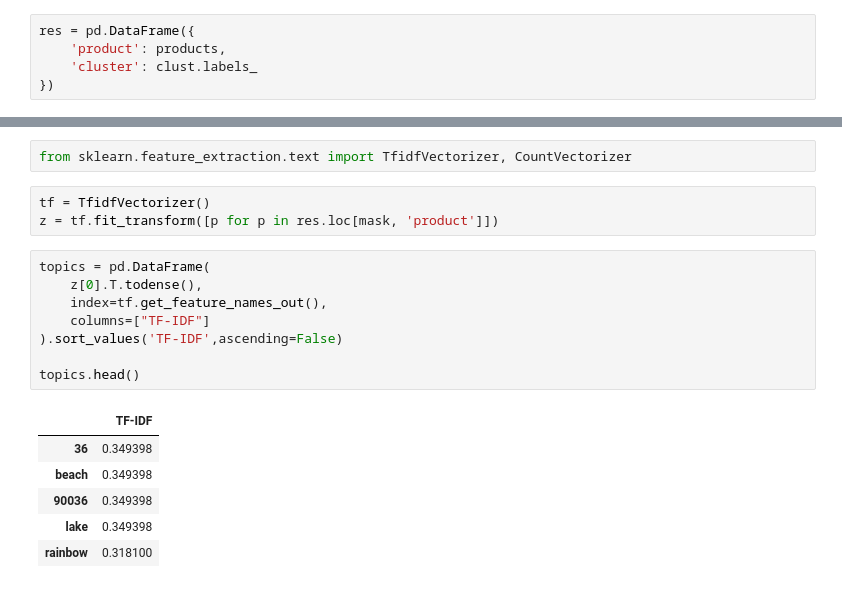
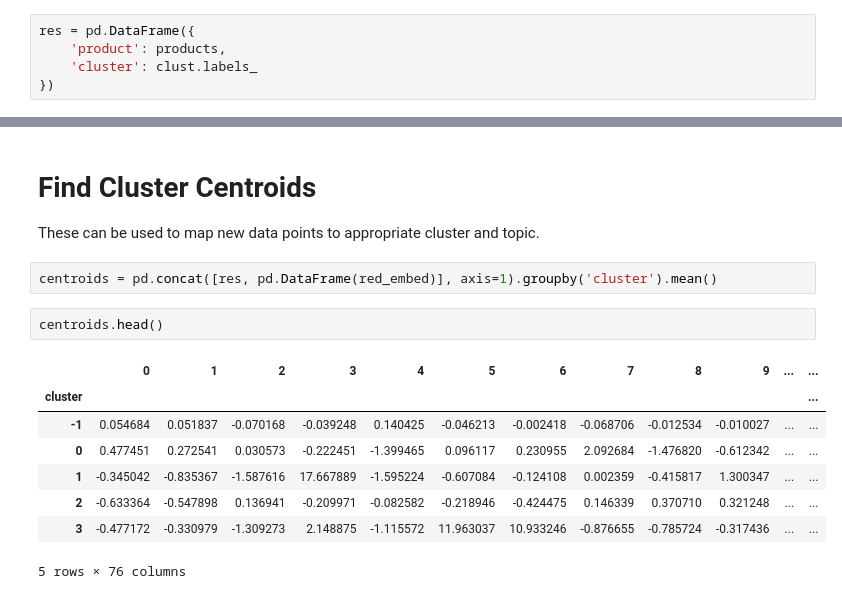
Before and after one commit to chris-santiago/webtopics, a Jupyter notebook: notebooks/walmart.ipynb, the cells around one changed output, grey strips where cells are left out. Saved outputs shown, nothing was run; the diff lists cells and outputs as text.

```diff
--- a/notebooks/walmart.ipynb
+++ b/notebooks/walmart.ipynb
@@ -116,20 +133,17 @@ res[mask]
-# %%
-from sklearn.feature_extraction.text import TfidfVectorizer, CountVectorizer
-# %%
-tf = TfidfVectorizer()
-z = tf.fit_transform([p for p in res.loc[mask, 'product']])
-# %%
-topics = pd.DataFrame(
-    z[0].T.todense(),
-    index=tf.get_feature_names_out(),
-    columns=["TF-IDF"]
-).sort_values('TF-IDF',ascending=False)
-
-topics.head()
-# %% [output]
-|  | TF-IDF |
-| 36 | 0.349398 |
-| beach | 0.349398 |
-| 90036 | 0.349398 |
-| lake | 0.349398 |
-| rainbow | 0.318100 |
+# %% [markdown]
+# Find Cluster Centroids
+
+These can be used to map new data points to appropriate cluster and topic.
+# %%
+centroids = pd.concat([res, pd.DataFrame(red_embed)], axis=1).groupby('cluster').mean()
+# %%
+centroids.head()
+# %% [output]
+|  | 0 | 1 | 2 | 3 | 4 | 5 | 6 | 7 | 8 | 9 | ... | ... |
+| cluster |  |  |  |  |  |  |  |  |  |  |  | ... |
+| -1 | 0.054684 | 0.051837 | -0.070168 | -0.039248 | 0.140425 | -0.046213 | -0.002418 | -0.068706 | -0.012534 | -0.010027 | ... | ... |
+| 0 | 0.477451 | 0.272541 | 0.030573 | -0.222451 | -1.399465 | 0.096117 | 0.230955 | 2.092684 | -1.476820 | -0.612342 | ... | ... |
+| 1 | -0.345042 | -0.835367 | -1.587616 | 17.667889 | -1.595224 | -0.607084 | -0.124108 | 0.002359 | -0.415817 | 1.300347 | ... | ... |
+| 2 | -0.633364 | -0.547898 | 0.136941 | -0.209971 | -0.082582 | -0.218946 | -0.424475 | 0.146339 | 0.370710 | 0.321248 | ... | ... |
+| 3 | -0.477172 | -0.330979 | -1.309273 | 2.148875 | -1.115572 | 11.963037 | 10.933246 | -0.876655 | -0.785724 | -0.317436 | ... | ... |
+5 rows × 76 columns
```
Also changed, not shown: parts of 16 cells of this notebook.
